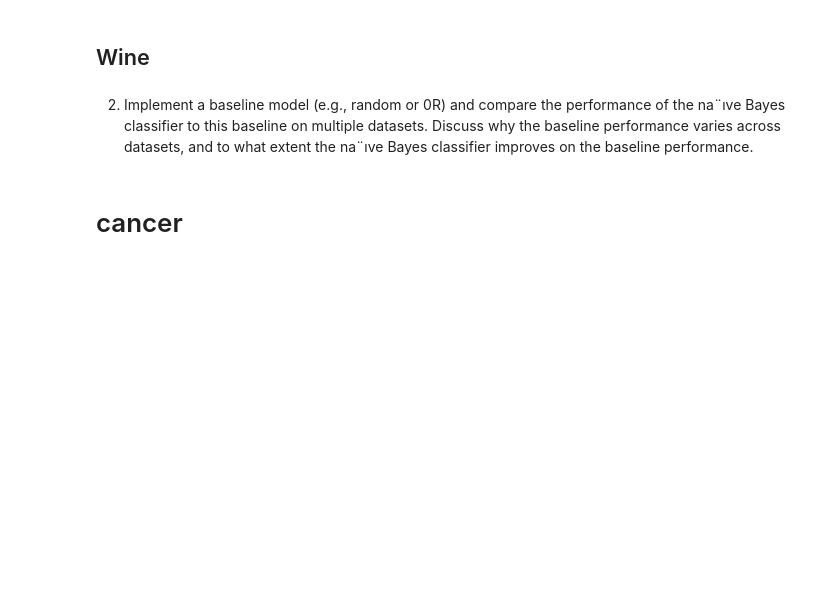
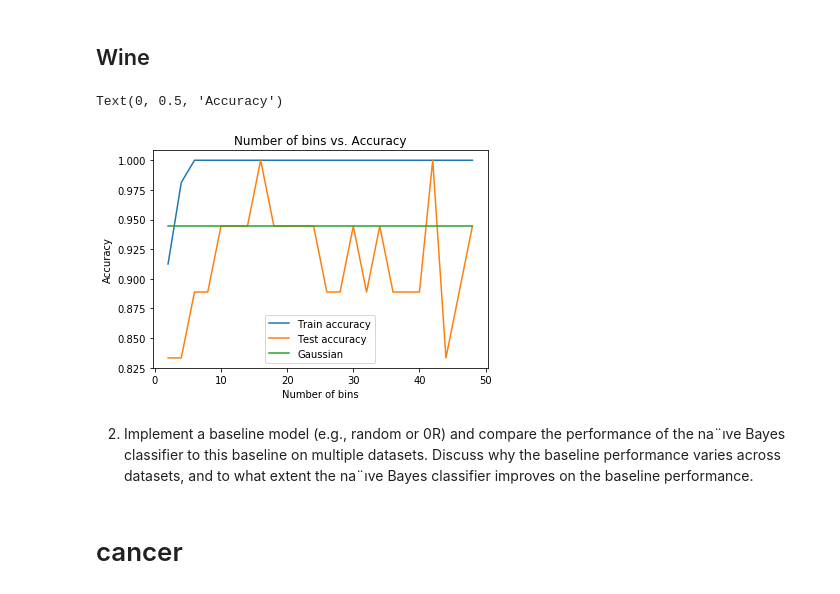
Before and after one commit to Haswf/NaiveBayesClassifier, a Jupyter notebook: assignment1_2020_template.ipynb, the cells around one changed output. Drawn from its saved outputs; the diff is of its cells as text; code cells hidden in the pictures; blank space fills up the shorter version.

```diff
--- a/assignment1_2020_template.ipynb
+++ b/assignment1_2020_template.ipynb
@@ -345,7 +349,7 @@ accuracy_dict = {"train_accuracy": [], "test_accuracy": [], "gaussian_accuracy":
 y = data.iloc[:,label_index]
 X = data.drop(data.columns[label_index], axis=1, inplace=False)
 
-X_train, X_test, y_train, y_test = train_test_split(X,y, test_size=0.33)
+X_train, X_test, y_train, y_test = train_test_split(X,y)
 
 bayes = BayesClassifier()
 type_list = [2 for i in range(X_train.shape[1])]
@@ -353,34 +357,37 @@ bayes.train(X_train, y_train, build_type_dict(type_list, treat_ordinal_as="numer
 gaussian_result = bayes.predict(X_test)
 gaussian_accuracy = accuracy(np.array(gaussian_result), np.array(y_test))
 
 for i in range(2,50, 2):
     accuracy_dict['gaussian_accuracy'].append(gaussian_accuracy)
 
 
     discretized_data = equal_width_binning(data, list(range(1,14)), i)
     X = discretized_data.drop(data.columns[label_index], axis=1, inplace=False)
-    X_train, X_test, y_train, y_test = train_test_split(X,y, test_size=0.33)
+    X_train, X_test, y_train, y_test = train_test_split(X,y)
 
     bayes = BayesClassifier()
     type_list = [0 for i in range(X_train.shape[1])]
     bayes.train(X_train, y_train, build_type_dict(type_list, treat_ordinal_as="numeric"))
 
     train_result = bayes.predict(X_train)
     accuracy_dict["train_accuracy"].append((accuracy(np.array(train_result), np.array(y_train))))
 
     test_result = bayes.predict(X_test)
     accuracy_dict["test_accuracy"].append(accuracy(np.array(test_result), np.array(y_test)))
 
 
 bin_num_df = pd.DataFrame.from_dict(accuracy_dict)
 bin_num_df.index = list(range(2,50, 2))
 bin_num_df.columns = ['Train accuracy', 'Test accuracy', "Gaussian"]
 bin_num_df.head()
 
 
 plot = bin_num_df.plot(title='Number of bins vs. Accuracy')
 plot.set_xlabel("Number of bins")
 plot.set_ylabel("Accuracy")
+# %% [output]
+Text(0, 0.5, 'Accuracy')
+[figure, added]
 # %% [markdown]
 2. Implement a baseline model (e.g., random or 0R) and compare the performance of the na¨ıve
 Bayes classifier to this baseline on multiple datasets. Discuss why the baseline performance
```
Also changed, not shown: parts of 23 cells of this notebook.
